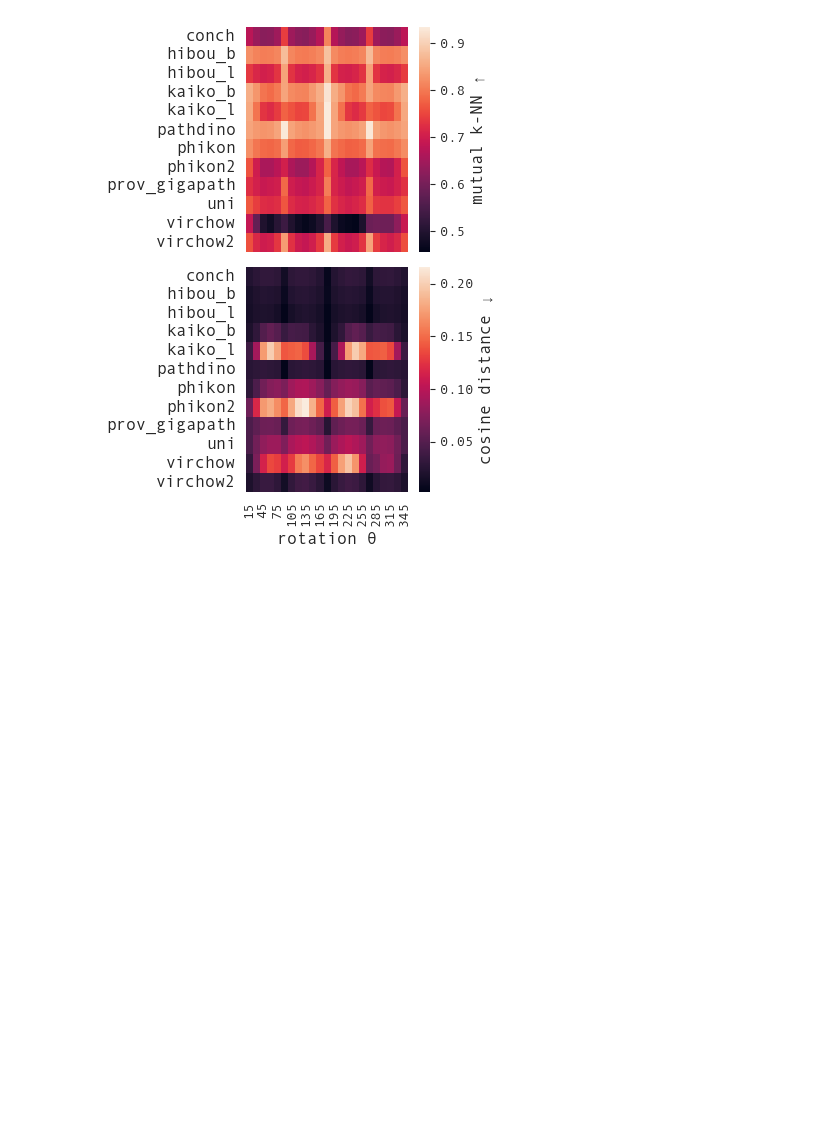
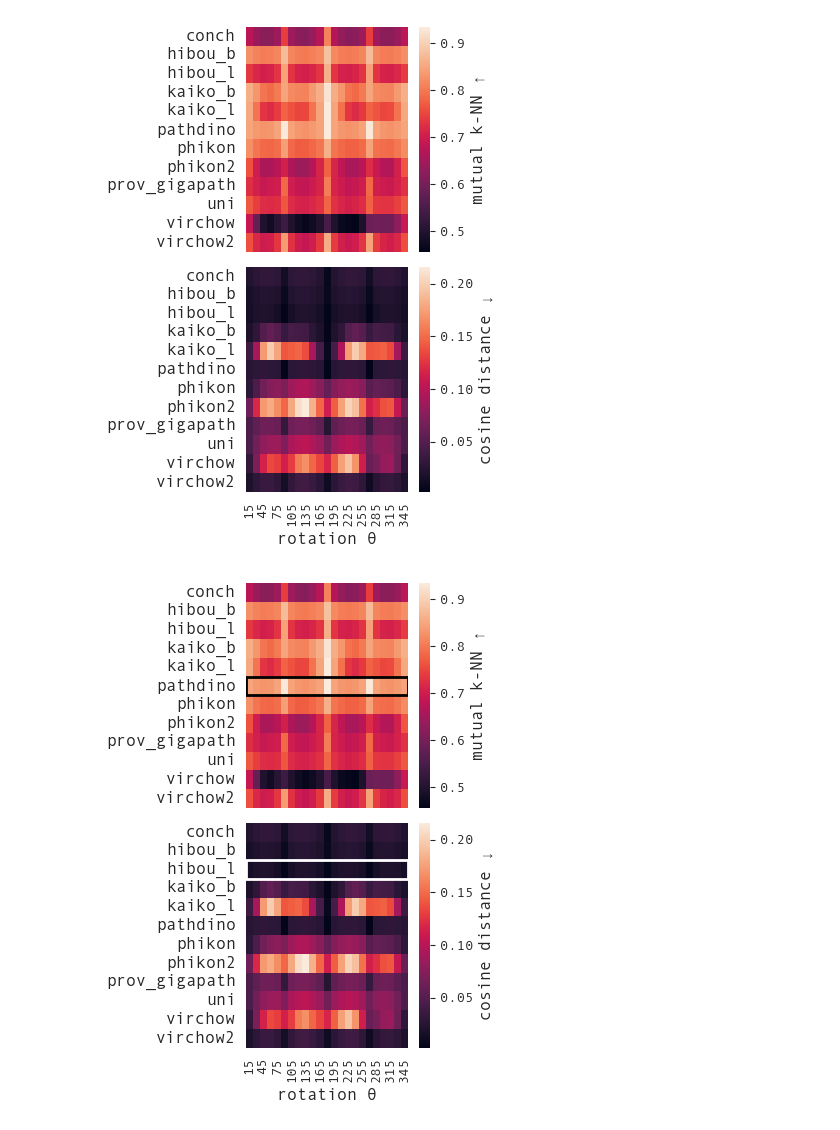
Before and after one commit to MatousE/rot-invariance-analysis, a Jupyter notebook: figs/heatmap_plots.ipynb, the cells around one changed output. Drawn from its saved outputs; the diff is of its cells as text; code cells hidden in the pictures; blank space fills up the shorter version.

```diff
--- a/figs/heatmap_plots.ipynb
+++ b/figs/heatmap_plots.ipynb
@@ -61,3 +61,67 @@ plt.tight_layout()
 plt.savefig('rot_heatmap.svg', bbox_inches='tight')
 # %% [output]
 [figure]
+# %%
+from matplotlib.patches import Rectangle
+
+fig, axs = plt.subplots(2, 1, figsize=(4,5.5))
+
+highest_mknn_idx = m_knn_df.mean(axis=1).idxmax()
+lowest_cosine_idx = cosine_df.mean(axis=1).idxmin()
+
+
+# Highlight function for heatmap
+def add_highlight(ax, row_idx, df, color="orange", linewidth=2):
+    y_start = row_idx  # The row index
+    rect = Rectangle(
+        xy=(0, y_start),  # (x, y) start position
+        width=len(df.columns),  # Width spans all columns
+        height=1,  # Height of one row
+        fill=False,  # Just the border
+        edgecolor=color,
+        linewidth=linewidth,
+    )
+    ax.add_patch(rect)
+
+heatmap1 = sns.heatmap(m_knn_df,
+            ax=axs[0],
+            # cbar_kws = {"shrink": 0.8, "aspect": 10, 'family':'Andale Mono'}
+            )
+add_highlight(axs[0], m_knn_df.index.get_loc(highest_mknn_idx), m_knn_df, "black")
+
+heatmap2 = sns.heatmap(cosine_df,
+            ax=axs[1],
+            # cbar_kws = {"shrink": 0.8, "aspect": 10, 'family':'Andale Mono'}
+            )
+add_highlight(axs[1], cosine_df.index.get_loc(lowest_cosine_idx), cosine_df, "white")
+
+axs[0].set_yticklabels(axs[1].get_yticklabels(), fontsize=12, family='Andale Mono',)
+# axs[0].set_xticklabels([])  # Remove y-axis labels for subplot 0
+axs[0].set_xticks([])
+axs[0].set(xlabel=None)
+axs[0].set(ylabel=None)
+
+
+axs[1].set_xticklabels(axs[1].get_xticklabels(), fontsize=10, family='Andale Mono')
+axs[1].set_yticklabels(axs[1].get_yticklabels(), fontsize=12, family='Andale Mono')
+axs[1].set_xlabel('rotation θ', fontsize=12, family='Andale Mono')
+axs[1].set(ylabel=None)
+
+
+cbar1 = heatmap1.collections[0].colorbar
+cbar2 = heatmap2.collections[0].colorbar
+
+# Set font properties for color bar ticks and labels
+for i, cbar in enumerate([cbar1, cbar2]):
+    cbar.ax.tick_params(labelsize=10, labelfontfamily='Andale Mono')  # Set tick font size
+    cbar.ax.yaxis.label.set_size(12)   # Set label font size
+    cbar.ax.yaxis.label.set_family('Andale Mono')  # Set font family for label
+    if i == 1:
+        cbar.set_label('cosine distance ↓')
+    else:
+        cbar.set_label('mutual k-NN ↑')
+
+plt.tight_layout()
+plt.savefig('rot_heatmap.svg', bbox_inches='tight')
+# %% [output]
+[figure, added]
```
Also changed, not shown: 1 other file.
